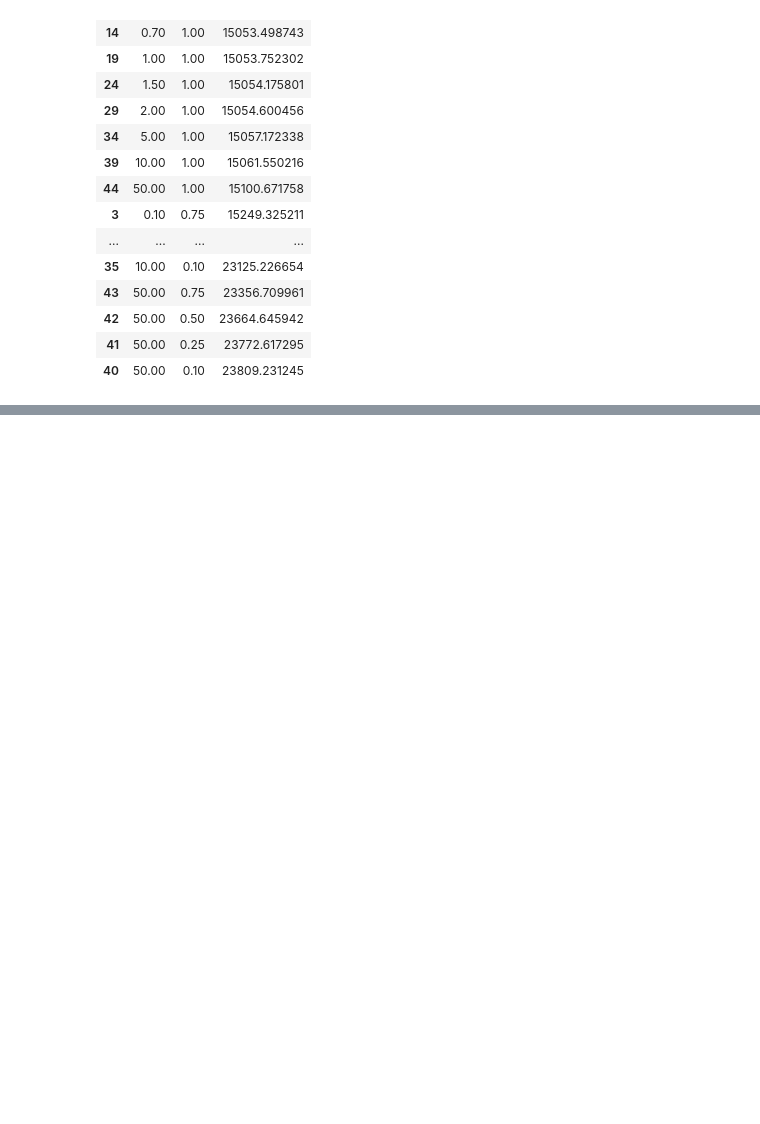
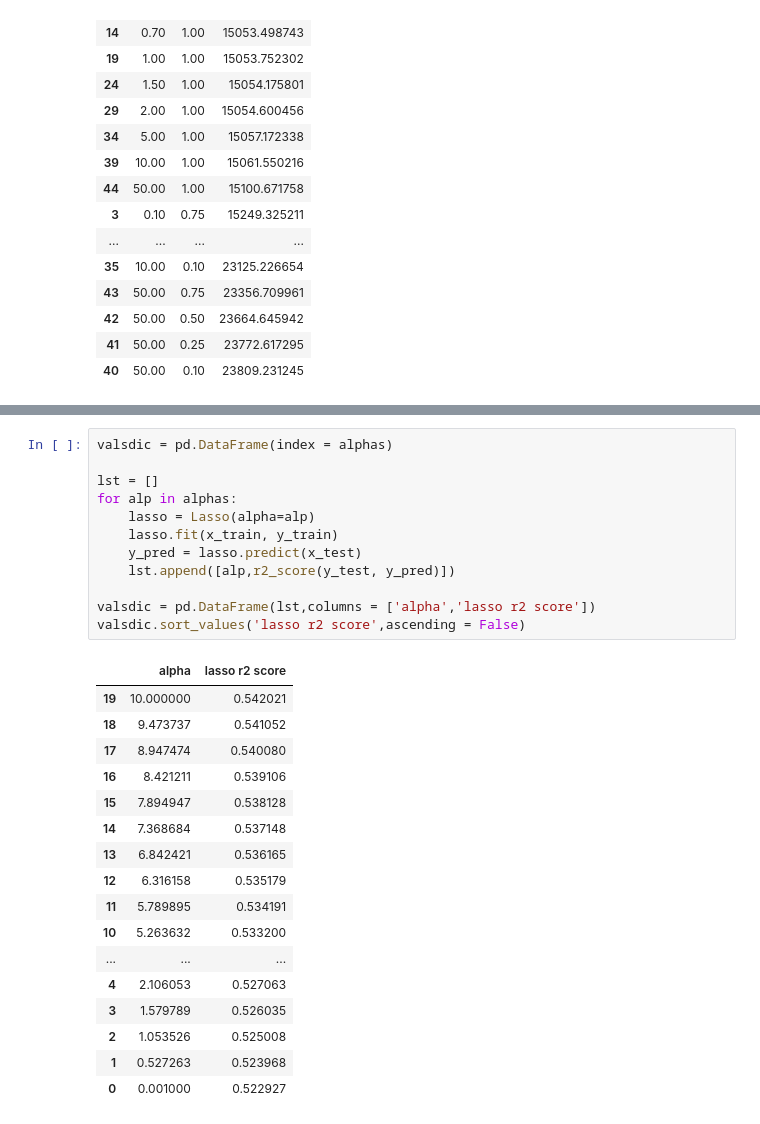
Before and after one commit to abhinavsatyam332-cloud/backup-pgcp-AI22, a Jupyter notebook: Practical Machine Learning/practicals/ElasticNet_and_all.ipynb, the cells around one changed output, grey strips where cells are left out. Saved outputs shown, nothing was run; the diff lists cells and outputs as text; blank space fills up the shorter version.

```diff
--- a/Practical Machine Learning/practicals/Daily Practicals/Untitled.ipynb
+++ b/Practical Machine Learning/practicals/ElasticNet_and_all.ipynb
@@ -126,0 +196,30 @@ df_scores.sort_values('score')
+# %%
+valsdic = pd.DataFrame(index = alphas)
+
+lst = []
+for alp in alphas:
+    lasso = Lasso(alpha=alp)
+    lasso.fit(x_train, y_train)
+    y_pred = lasso.predict(x_test)
+    lst.append([alp,r2_score(y_test, y_pred)])
+
+valsdic = pd.DataFrame(lst,columns = ['alpha','lasso r2 score'])
+valsdic.sort_values('lasso r2 score',ascending = False)
+# %% [output]
+|  | alpha | lasso r2 score |
+| 19 | 10.000000 | 0.542021 |
+| 18 | 9.473737 | 0.541052 |
+| 17 | 8.947474 | 0.540080 |
+| 16 | 8.421211 | 0.539106 |
+| 15 | 7.894947 | 0.538128 |
+| 14 | 7.368684 | 0.537148 |
+| 13 | 6.842421 | 0.536165 |
+| 12 | 6.316158 | 0.535179 |
+| 11 | 5.789895 | 0.534191 |
+| 10 | 5.263632 | 0.533200 |
+| ... | ... | ... |
+| 4 | 2.106053 | 0.527063 |
+| 3 | 1.579789 | 0.526035 |
+| 2 | 1.053526 | 0.525008 |
+| 1 | 0.527263 | 0.523968 |
+| 0 | 0.001000 | 0.522927 |
```
Also changed, not shown: parts of 4 cells of this notebook, 1 other file.
